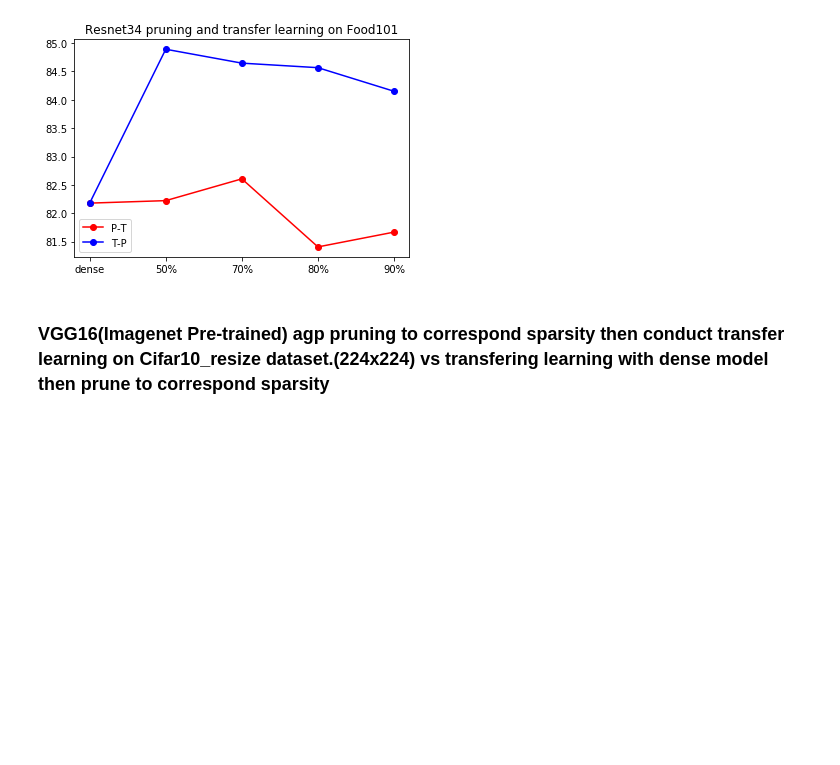
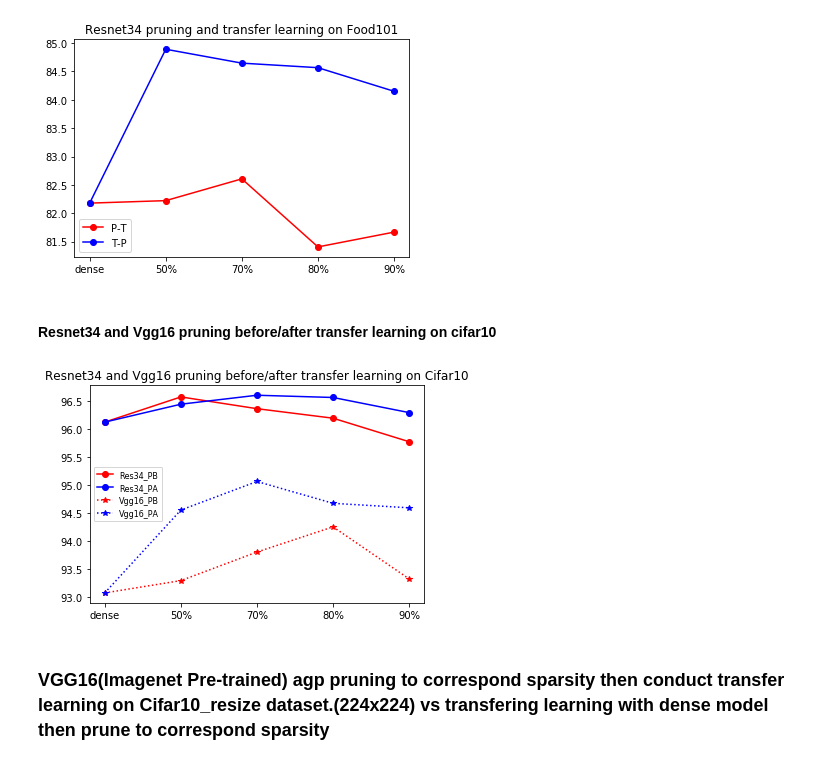
Before and after one commit to Xiaomin-Li/CS7313-MachineLearning-CourseProject-Xiaomin, a Jupyter notebook: analysis/graph.ipynb, the cells around one changed output. Drawn from its saved outputs; the diff is of its cells as text; code cells hidden in the pictures; blank space fills up the shorter version.

```diff
--- a/analysis/graph.ipynb
+++ b/analysis/graph.ipynb
@@ -42,6 +69,32 @@ plt.savefig(filename, dpi=300)
 plt.show()
 # %% [output]
 [figure]
+# %% [markdown]
+#### Resnet34 and Vgg16 pruning before/after transfer learning on cifar10
+# %%
+Sparsity = ['dense', '50%', '70%', '80%', '90%']
+Res34_P2T = [96.130, 96.580, 96.370, 96.200, 95.780]
+Res34_T2P = [96.130, 96.450, 96.610, 96.570, 96.300]
+Vgg16_P2T = [93.080, 93.300, 93.810, 94.260, 93.330]
+Vgg16_T2P = [93.080, 94.560, 95.070, 94.680, 94.600]
+
+plt.plot(Sparsity, Res34_P2T, color='red', marker='o', linestyle='-', label='Res34_PB')
+plt.plot(Sparsity, Res34_T2P, color='blue', marker='o', linestyle='-',label='Res34_PA')
+
+plt.plot(Sparsity, Vgg16_P2T, color='red', marker='*', linestyle=':', label='Vgg16_PB')
+plt.plot(Sparsity, Vgg16_T2P, color='blue', marker='*', linestyle=':',label='Vgg16_PA')
+
+plt.title("Resnet34 and Vgg16 pruning before/after transfer learning on Cifar10")
+plt.ylabel =("TOP1 Accuracy")
+plt.xlabel = ("Sparsity")
+
+
+plt.legend(loc='best', fontsize=8)
+filename = os.path.join(dir,"Res34_Vgg16_cifar10.png")
+plt.savefig(filename, dpi=300)
+plt.show()
+# %% [output]
+[figure, added]
 # %% [markdown]
 ### VGG16(Imagenet Pre-trained) agp pruning to correspond sparsity then conduct transfer learning on Cifar10_resize dataset.(224x224)  vs transfering learning with dense model then prune to correspond sparsity
 # %%
```
Also changed, not shown: parts of 9 cells of this notebook, 7 other files.
